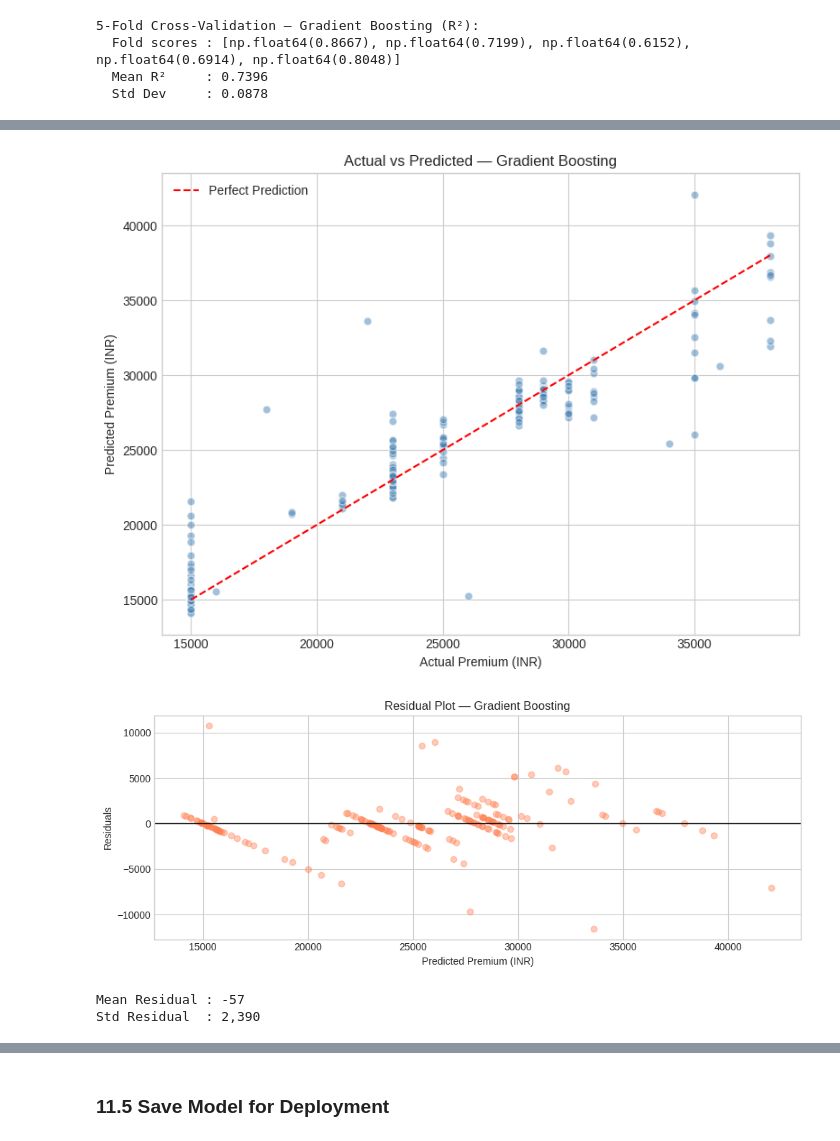
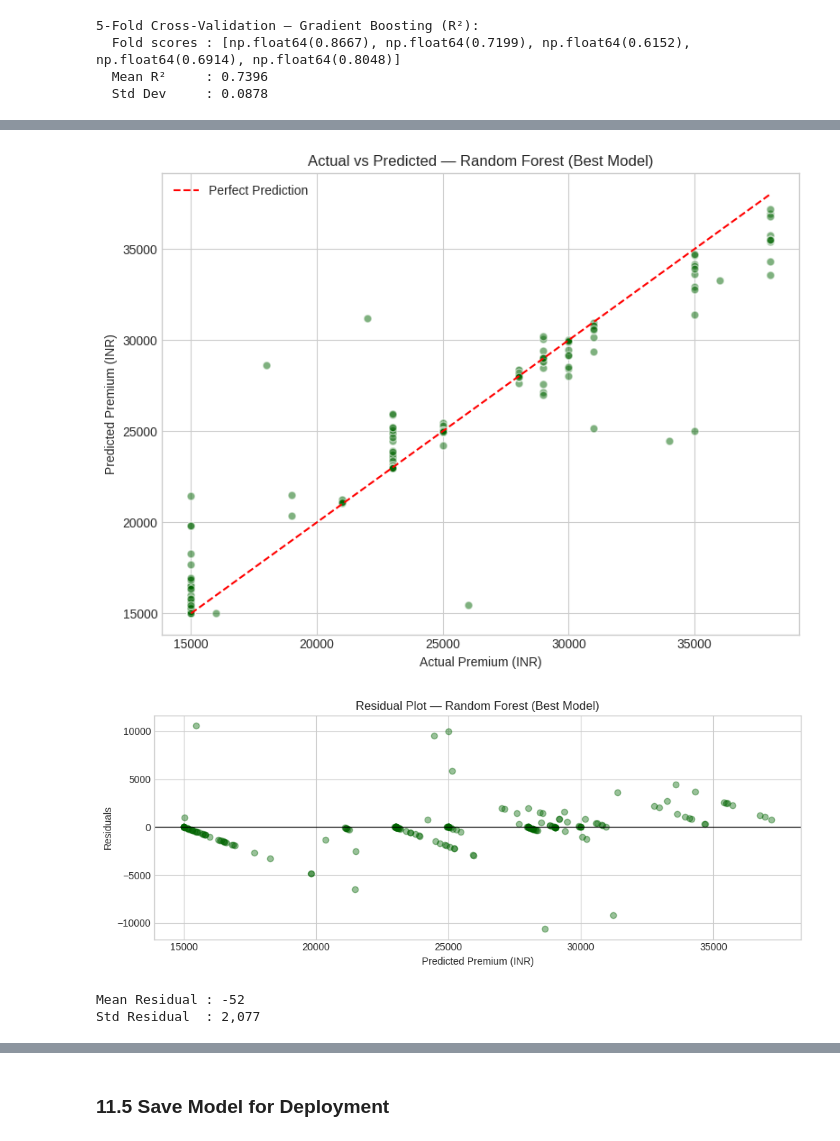
Before and after one commit to ShishirBhat-Labs/Portfolio, a Jupyter notebook: Insurance-premium-predictor/Insurance_Cost_EDA_ML.ipynb, the cells around one changed output, grey strips where cells are left out. Cells and saved outputs as stored; diff of their text form; code cells hidden in the pictures.

```diff
--- a/Insurance-premium-predictor/Insurance_Cost_EDA_ML.ipynb
+++ b/Insurance-premium-predictor/Insurance_Cost_EDA_ML.ipynb
@@ -964,5 +983,7 @@ print(f'  Std Dev     : {cv_scores.std():.4f}')
 # %%
-best_model.fit(X_train, y_train)
+print('--- Random Forest Feature Importances (from best model) ---')
+
+best_model = rf_feature_model # Random Forest Regressor
 
 importance_df = pd.DataFrame({
     'Feature': feature_cols,
@@ -971,8 +992,8 @@ importance_df = pd.DataFrame({
 
 plt.figure(figsize=(10, 7))
 plt.barh(importance_df['Feature'], importance_df['Importance'],
-         color='steelblue', edgecolor='black')
-plt.title('Feature Importances — Gradient Boosting')
+         color='darkgreen', edgecolor='black')
+plt.title('Feature Importances — Random Forest (Best Model)')
 plt.xlabel('Importance Score')
 
 plt.tight_layout()
@@ -983,11 +1005,12 @@ plt.show()
 # %%
+# Use the best_model (Random Forest)
 y_pred_best = best_model.predict(X_test)
 
 plt.figure(figsize=(8, 6))
-plt.scatter(y_test, y_pred_best, alpha=0.5, color='steelblue', edgecolors='white', s=40)
+plt.scatter(y_test, y_pred_best, alpha=0.5, color='darkgreen', edgecolors='white', s=40)
 plt.plot([y_test.min(), y_test.max()],
          [y_test.min(), y_test.max()], 'r--', label='Perfect Prediction')
-plt.title('Actual vs Predicted — Gradient Boosting')
+plt.title('Actual vs Predicted — Random Forest (Best Model)')
 plt.xlabel('Actual Premium (INR)')
 plt.ylabel('Predicted Premium (INR)')
 plt.legend()
@@ -996,24 +1019,25 @@ plt.tight_layout()
 
 plt.show()
 # %% [output]
-[figure, old version]
+[figure, new version]
 # %%
-residuals = y_test - y_pred_best
+# Use best_model (Random Forest)
+residuals = y_test - best_model.predict(X_test)
 
 plt.figure(figsize=(10, 4))
-plt.scatter(y_pred_best, residuals, alpha=0.4, color='coral')
+plt.scatter(best_model.predict(X_test), residuals, alpha=0.4, color='darkgreen')
 plt.axhline(0, color='black', linewidth=1)
-plt.title('Residual Plot — Gradient Boosting')
+plt.title('Residual Plot — Random Forest (Best Model)')
 plt.xlabel('Predicted Premium (INR)')
 plt.ylabel('Residuals')
 
 plt.tight_layout()
 
 plt.show()
 
 print(f'Mean Residual : {residuals.mean():,.0f}')
 print(f'Std Residual  : {residuals.std():,.0f}')
 # %% [output]
-[figure, old version]
+[figure, new version]
-Mean Residual : -57
-Std Residual  : 2,390
+Mean Residual : -52
+Std Residual  : 2,077
```
Also changed, not shown: parts of 6 cells of this notebook, 5 other files.
